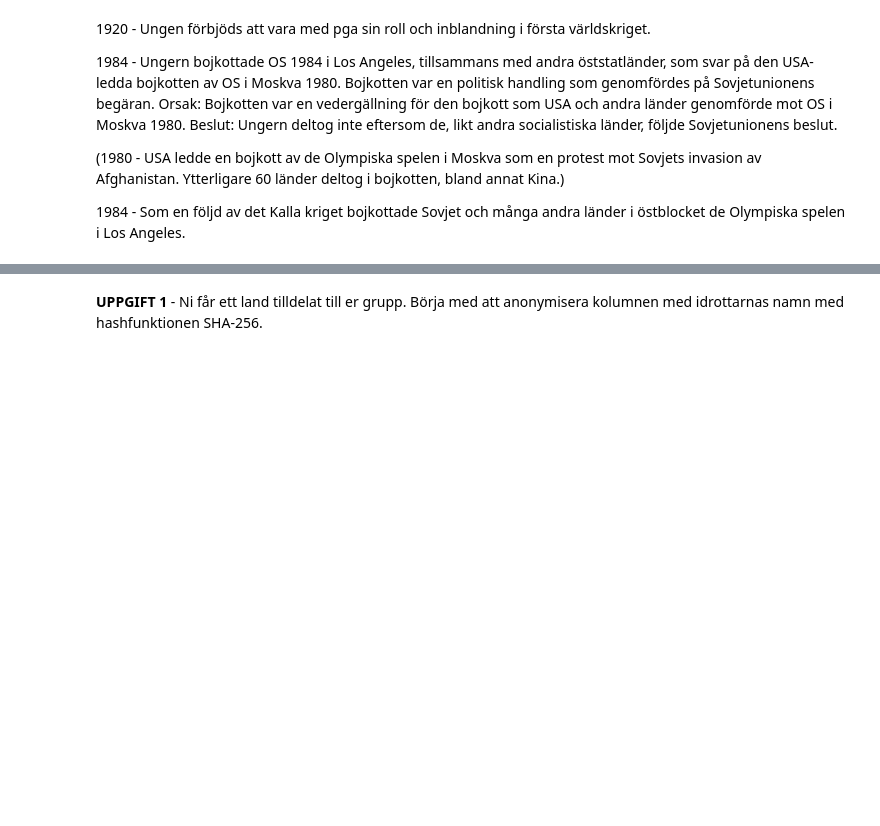
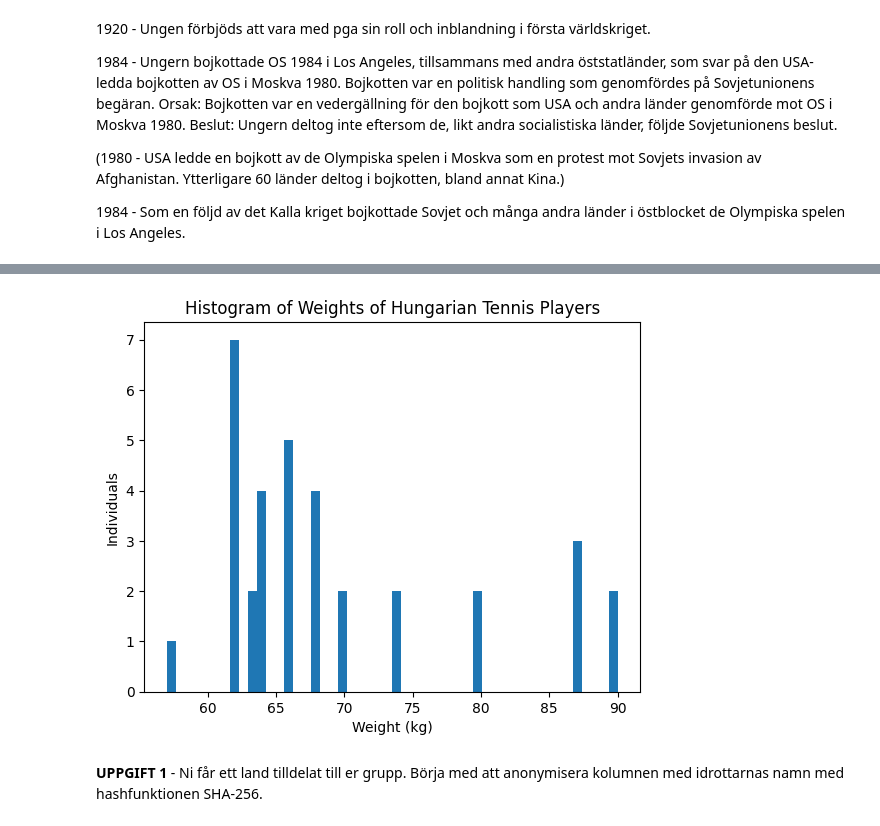
Before and after one commit to F-Degerman/Projekt_OS_Ungern, a Jupyter notebook: Egna_anteckningar/Fanny.ipynb, the cells around one changed output, grey strips where cells are left out. Saved outputs shown, nothing was run; the diff lists cells and outputs as text; code cells hidden in the pictures; blank space fills up the shorter version.

Commit message:
Skapar variabel "tennis" och kollar lite statistik

```diff
--- a/Egna_anteckningar/Fanny.ipynb
+++ b/Egna_anteckningar/Fanny.ipynb
@@ -18,3 +18,6 @@ noc = pd.read_csv("../noc_regions.csv")
 
 # Slå ihop dataset för att få regionnamn
 data = pd.merge(athletes, noc, on="NOC", how="left")
+hungary = data[data["region"] == "Hungary"]
+tennis = hungary[hungary["Sport"] == "Tennis"]
+tennis_weight = tennis[tennis["Weight"].notnull()]["Weight"]
@@ -21,3 +42,13 @@ data = pd.merge(athletes, noc, on="NOC", how="left")
+# %%
+import matplotlib.pyplot as plt
+
+plt.hist(tennis_weight, bins=50)
+plt.title("Histogram of Weights of Hungarian Tennis Players")
+plt.xlabel("Weight (kg)")
+plt.ylabel("Individuals")
+plt.show()
+# %% [output]
+[figure, added]
 # %% [markdown]
 **UPPGIFT 1** -
 Ni får ett land tilldelat till er grupp. Börja med att anonymisera kolumnen med idrottarnas namn med
```
Also changed, not shown: parts of 2 cells of this notebook.
